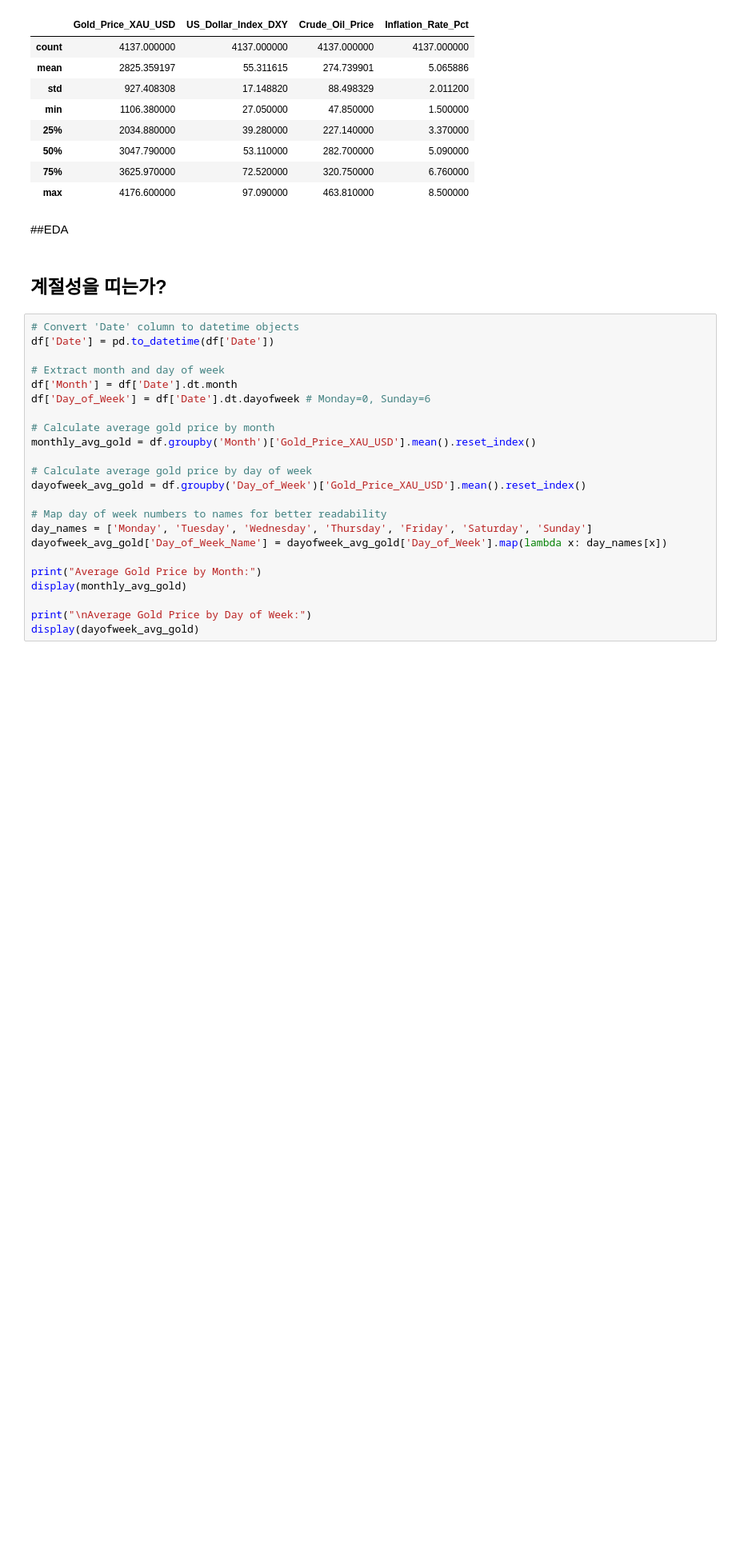
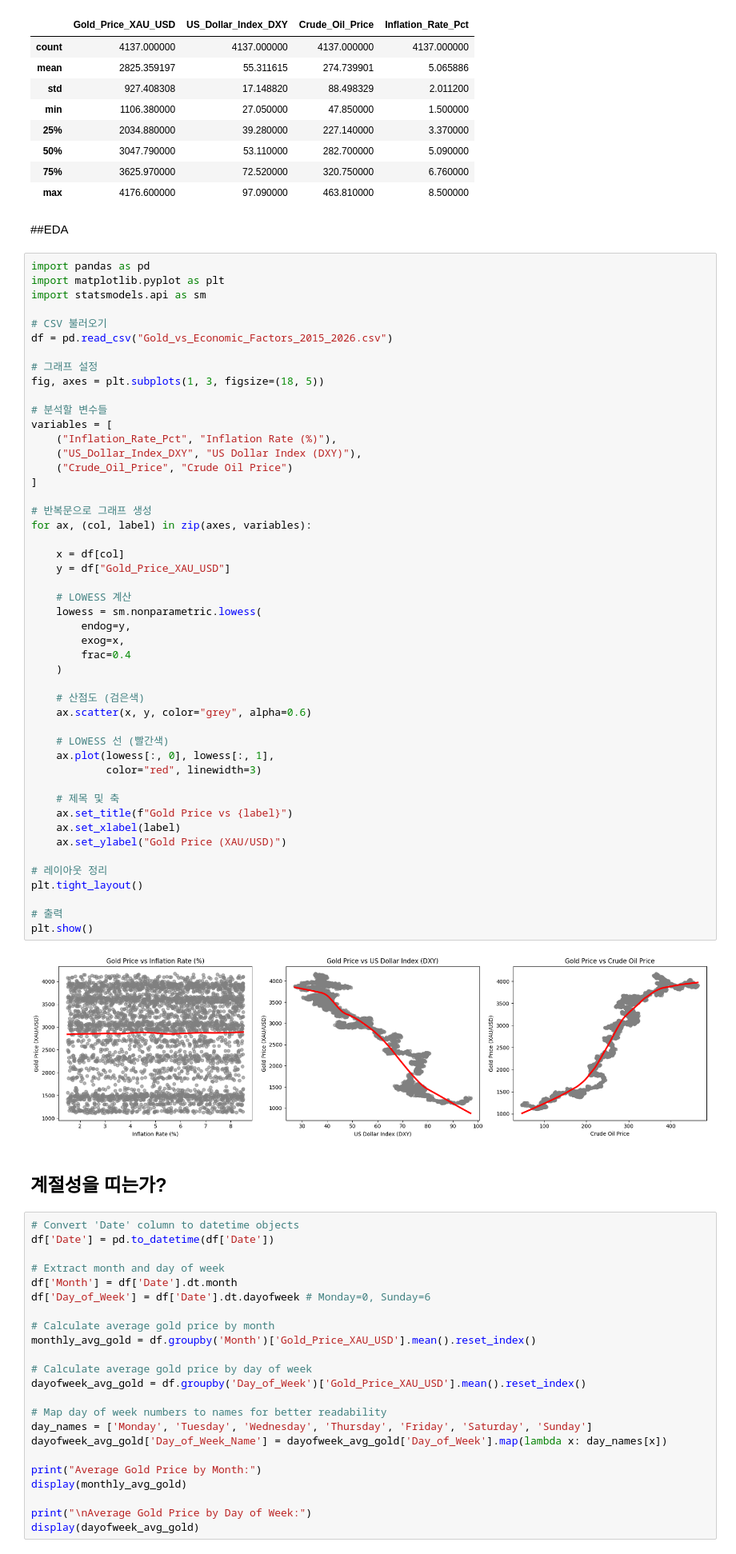
Before and after one commit to DogwonLee/Gold_Price, a Jupyter notebook: GoldPrice.ipynb, the cells around one changed output. Shown at 80% size. Drawn from its saved outputs; the diff is of its cells as text; blank space fills up the shorter version.

```diff
--- a/GoldPrice.ipynb
+++ b/GoldPrice.ipynb
@@ -61,6 +61,56 @@ Descriptive statistics of the DataFrame:
 | max | 4176.600000 | 97.090000 | 463.810000 | 8.500000 |
 # %% [markdown]
 ##EDA
+# %%
+import pandas as pd
+import matplotlib.pyplot as plt
+import statsmodels.api as sm
+
+# CSV 불러오기
+df = pd.read_csv("Gold_vs_Economic_Factors_2015_2026.csv")
+
+# 그래프 설정
+fig, axes = plt.subplots(1, 3, figsize=(18, 5))
+
+# 분석할 변수들
+variables = [
+    ("Inflation_Rate_Pct", "Inflation Rate (%)"),
+    ("US_Dollar_Index_DXY", "US Dollar Index (DXY)"),
+    ("Crude_Oil_Price", "Crude Oil Price")
+]
+
+# 반복문으로 그래프 생성
+for ax, (col, label) in zip(axes, variables):
+
+    x = df[col]
+    y = df["Gold_Price_XAU_USD"]
+
+    # LOWESS 계산
+    lowess = sm.nonparametric.lowess(
+        endog=y,
+        exog=x,
+        frac=0.4
+    )
+
+    # 산점도 (검은색)
+    ax.scatter(x, y, color="grey", alpha=0.6)
+
+    # LOWESS 선 (빨간색)
+    ax.plot(lowess[:, 0], lowess[:, 1],
+            color="red", linewidth=3)
+
+    # 제목 및 축
+    ax.set_title(f"Gold Price vs {label}")
+    ax.set_xlabel(label)
+    ax.set_ylabel("Gold Price (XAU/USD)")
+
+# 레이아웃 정리
+plt.tight_layout()
+
+# 출력
+plt.show()
+# %% [output]
+[figure, added]
 # %% [markdown]
 ## 계절성을 띠는가?
 # %%
```
